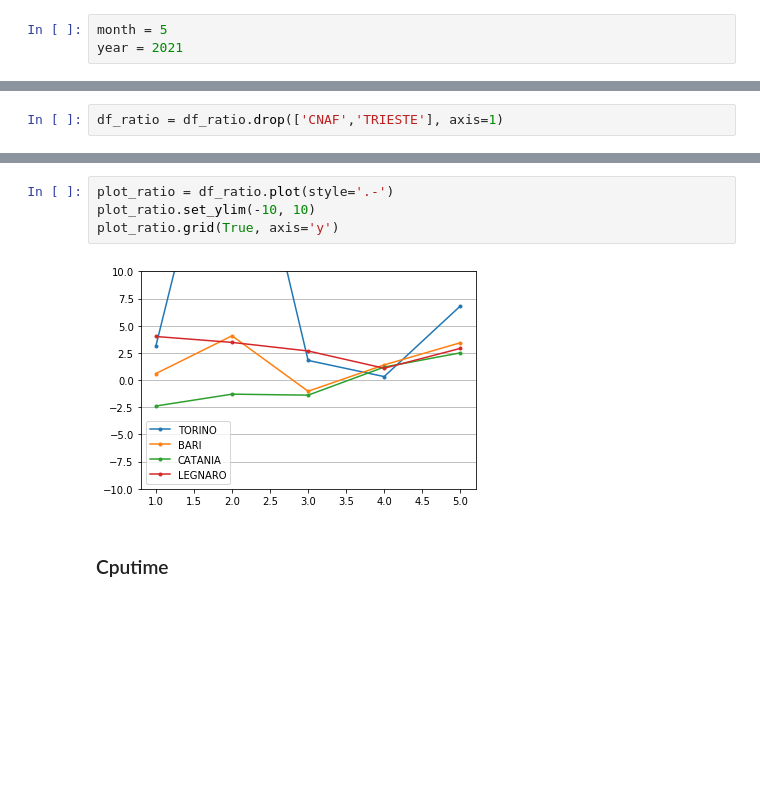
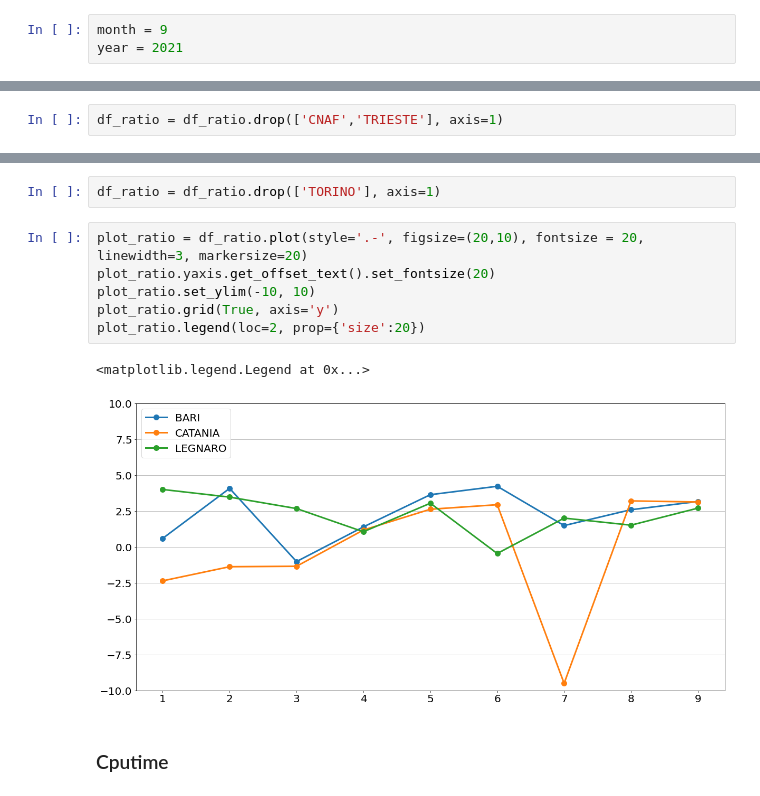
Before and after one commit to svallero/AliceSitesMonitoring, a Jupyter notebook: SitesMonitoring.ipynb, the cells around one changed output, grey strips where cells are left out. Cells and saved outputs as stored; diff of their text form; blank space fills up the shorter version.

```diff
--- a/SitesMonitoring.ipynb
+++ b/SitesMonitoring.ipynb
@@ -10,7 +10,7 @@ influx_url = 'http://localhost:8086/write?db=alice'
 # %% [markdown]
 Choose a month and year:
 # %%
-month = 5
+month = 9
 year = 2021
 # %% [markdown]
 ### Walltime:
@@ -55,9 +88,14 @@ df_ratio = df_ratio.drop(['CNAF','TRIESTE'], axis=1)
+# %%
+df_ratio = df_ratio.drop(['TORINO'], axis=1)
 # %%
-plot_ratio = df_ratio.plot(style='.-')
+plot_ratio = df_ratio.plot(style='.-', figsize=(20,10), fontsize = 20, linewidth=3, markersize=20)
+plot_ratio.yaxis.get_offset_text().set_fontsize(20)
 plot_ratio.set_ylim(-10, 10)
 plot_ratio.grid(True, axis='y')
+plot_ratio.legend(loc=2, prop={'size':20})
 # %% [output]
+<matplotlib.legend.Legend at 0x...>
-[figure, old version]
+[figure, new version]
 # %% [markdown]
 ### Cputime
 # %%
```
Also changed, not shown: parts of 14 cells of this notebook, 1 other file.
